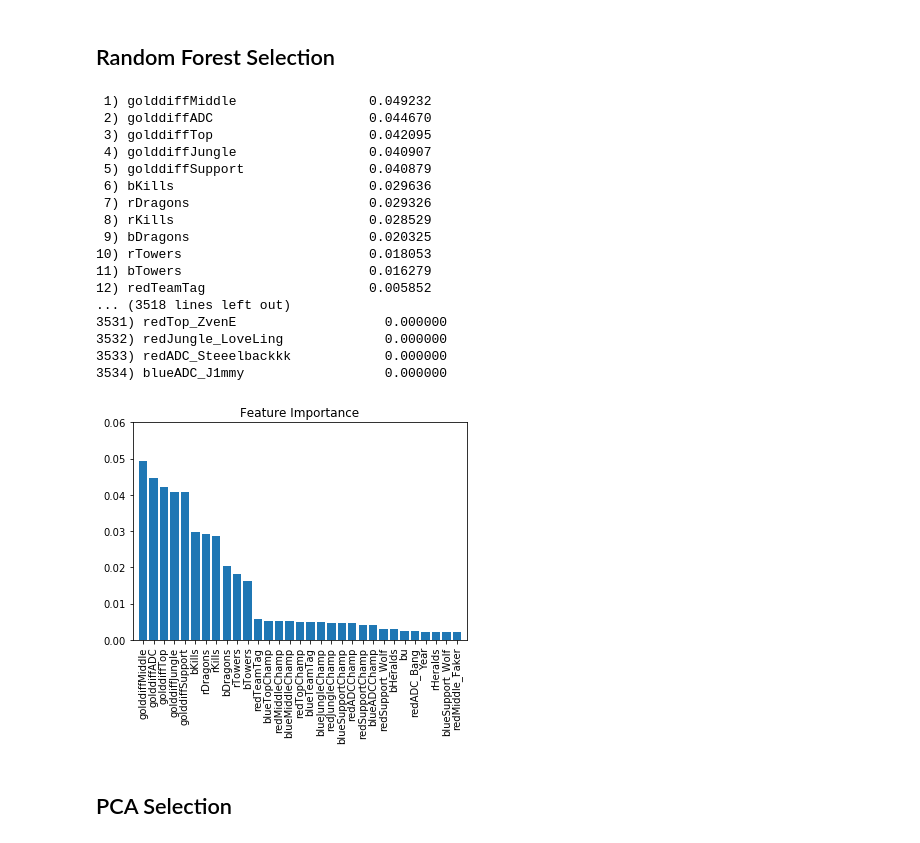
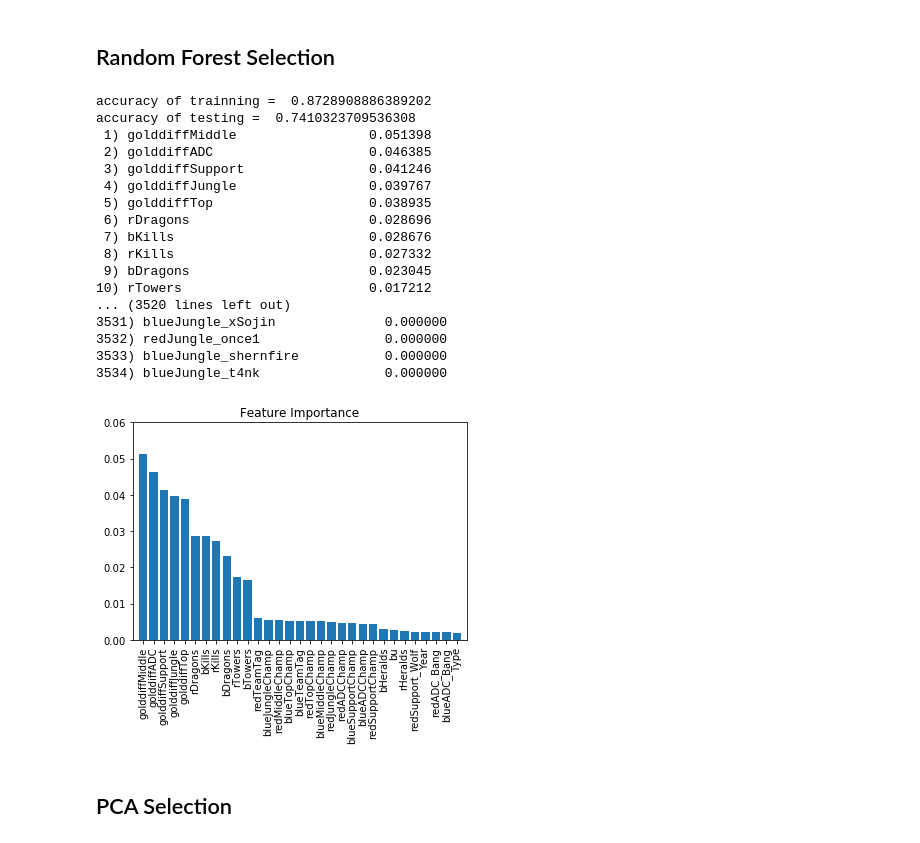
Before and after one commit to xiechenpku/PHBS_TQFML, a Jupyter notebook: Project/LOL.ipynb, the cells around one changed output. Drawn from its saved outputs; the diff is of its cells as text; code cells hidden in the pictures.

```diff
--- a/Project/LOL.ipynb
+++ b/Project/LOL.ipynb
@@ -166,54 +163,54 @@ from sklearn.ensemble import RandomForestClassifier
 
 feat_labels = X.columns
 
-forest = RandomForestClassifier(n_estimators=500, min_samples_split=5,min_samples_leaf =2,
-                                max_features = 'log2',n_jobs=8,criterion='gini',random_state = 1)
+forest = RandomForestClassifier(n_estimators=1000, min_samples_split=3,min_samples_leaf =2, class_weight= {1:0.456, 0:0.544},
+                                max_features = 'log2',n_jobs=8, criterion='gini',random_state = 1)
 
 forest.fit(X_train, y_train)
 
 print('accuracy of trainning = ' ,forest.score(X_train,y_train))
 print('accuracy of testing = ' ,forest.score(X_test,y_test))
 
 importances = forest.feature_importances_
 
 indices = np.argsort(importances)[::-1]
 
 for f in range(X_train.shape[1]):
     print("%2d) %-*s %f" % (f + 1, 30,
                             feat_labels[indices[f]],
                             importances[indices[f]]))
 
 plot_number = 31
 plt.title('Feature Importance')
 plt.bar(range(0,plot_number),
         importances[indices[0:plot_number]],
         align='center')
 
 plt.xticks(range(0,plot_number),
            feat_labels[indices[0:plot_number]], rotation=90)
 plt.xlim([-1, plot_number])
 plt.ylim([0.00000,0.06])
 plt.savefig('/random_forest_selection.png', dpi=300)
 plt.show()
 # %% [output]
- 1) golddiffMiddle                 0.049232
- 2) golddiffADC                    0.044670
- 3) golddiffTop                    0.042095
- 4) golddiffJungle                 0.040907
- 5) golddiffSupport                0.040879
- 6) bKills                         0.029636
- 7) rDragons                       0.029326
- 8) rKills                         0.028529
- 9) bDragons                       0.020325
-10) rTowers                        0.018053
-11) bTowers                        0.016279
-12) redTeamTag                     0.005852
-... (3518 lines left out)
-3531) redTop_ZvenE                   0.000000
-3532) redJungle_LoveLing             0.000000
-3533) redADC_Steeelbackkk            0.000000
-3534) blueADC_J1mmy                  0.000000
+accuracy of trainning =  0.8728908886389202
+accuracy of testing =  0.7410323709536308
+ 1) golddiffMiddle                 0.051398
+ 2) golddiffADC                    0.046385
+ 3) golddiffSupport                0.041246
+ 4) golddiffJungle                 0.039767
+ 5) golddiffTop                    0.038935
+ 6) rDragons                       0.028696
+ 7) bKills                         0.028676
+ 8) rKills                         0.027332
+ 9) bDragons                       0.023045
+10) rTowers                        0.017212
+... (3520 lines left out)
+3531) blueJungle_xSojin              0.000000
+3532) redJungle_once1                0.000000
+3533) blueJungle_shernfire           0.000000
+3534) blueJungle_t4nk                0.000000
-[figure, old version]
+[figure, new version]
 # %% [markdown]
 ## PCA Selection
 # %%
```
Also changed, not shown: parts of 29 cells of this notebook, 12 other files.
